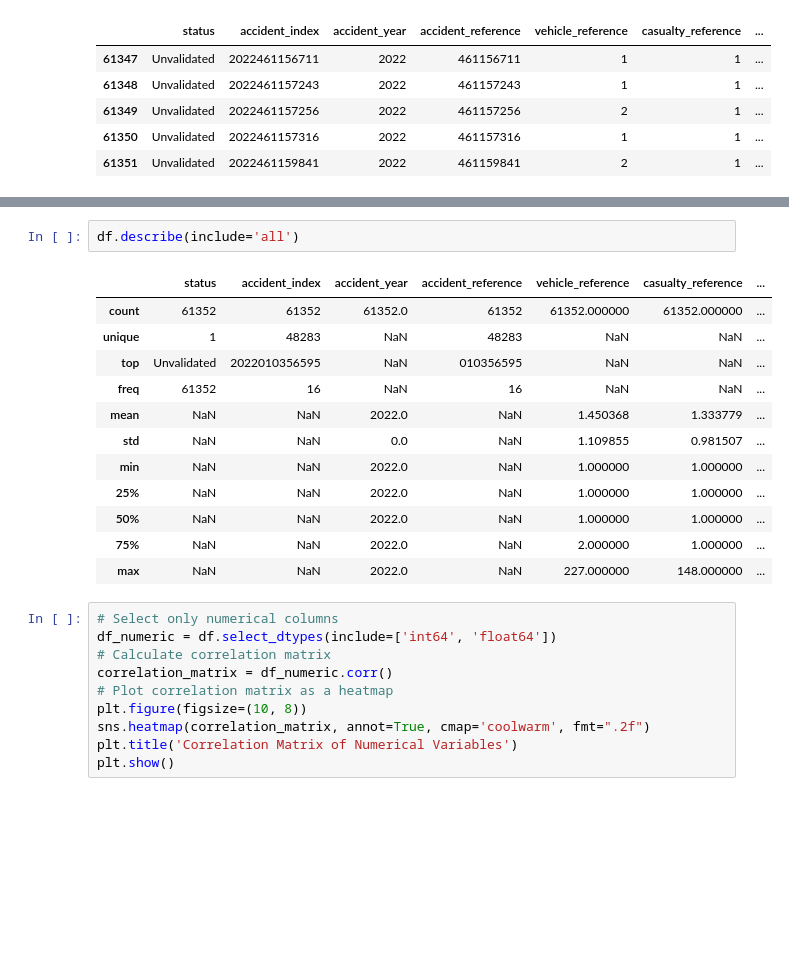
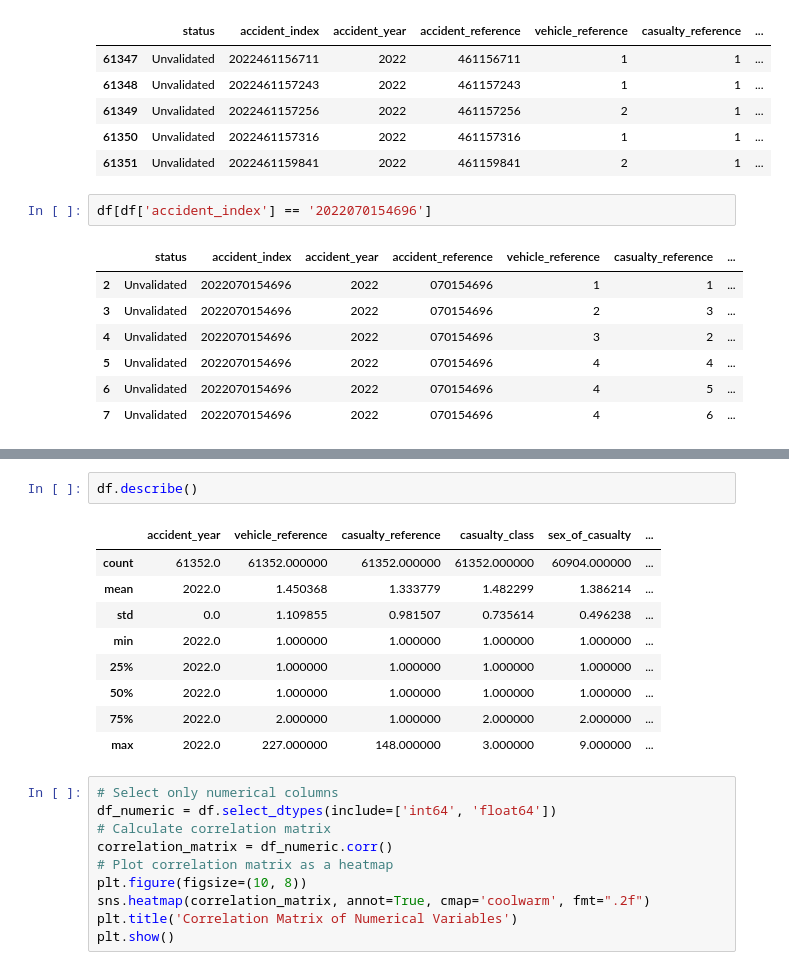
Before and after one commit to FatemehCh97/Road_Traffic_Accidents, a Jupyter notebook: src/Accidents_Analysis.ipynb, the cells around one changed output, grey strips where cells are left out. Cells and saved outputs as stored; diff of their text form; blank space fills up the shorter version.

Commit message:
Add Preprocessing to Accidents_Analysis.ipynb

```diff
--- a/src/Accidents_Analysis.ipynb
+++ b/src/Accidents_Analysis.ipynb
@@ -39,6 +54,16 @@ df.tail()
 | 61349 | Unvalidated | 2022461157256 | 2022 | 461157256 | 2 | 1 | ... |
 | 61350 | Unvalidated | 2022461157316 | 2022 | 461157316 | 1 | 1 | ... |
 | 61351 | Unvalidated | 2022461159841 | 2022 | 461159841 | 2 | 1 | ... |
+# %%
+df[df['accident_index'] == '2022070154696']
+# %% [output]
+|  | status | accident_index | accident_year | accident_reference | vehicle_reference | casualty_reference | ... |
+| 2 | Unvalidated | 2022070154696 | 2022 | 070154696 | 1 | 1 | ... |
+| 3 | Unvalidated | 2022070154696 | 2022 | 070154696 | 2 | 3 | ... |
+| 4 | Unvalidated | 2022070154696 | 2022 | 070154696 | 3 | 2 | ... |
+| 5 | Unvalidated | 2022070154696 | 2022 | 070154696 | 4 | 4 | ... |
+| 6 | Unvalidated | 2022070154696 | 2022 | 070154696 | 4 | 5 | ... |
+| 7 | Unvalidated | 2022070154696 | 2022 | 070154696 | 4 | 6 | ... |
 # %%
 # Print information about the DataFrame
 df.info()
@@ -83,20 +108,17 @@ casualty_imd_decile                   5784
 lsoa_of_casualty                      8027
 dtype: int64
 # %%
-df.describe(include='all')
+df.describe()
 # %% [output]
-|  | status | accident_index | accident_year | accident_reference | vehicle_reference | casualty_reference | ... |
-| count | 61352 | 61352 | 61352.0 | 61352 | 61352.000000 | 61352.000000 | ... |
-| unique | 1 | 48283 | NaN | 48283 | NaN | NaN | ... |
-| top | Unvalidated | 2022010356595 | NaN | 010356595 | NaN | NaN | ... |
-| freq | 61352 | 16 | NaN | 16 | NaN | NaN | ... |
-| mean | NaN | NaN | 2022.0 | NaN | 1.450368 | 1.333779 | ... |
-| std | NaN | NaN | 0.0 | NaN | 1.109855 | 0.981507 | ... |
-| min | NaN | NaN | 2022.0 | NaN | 1.000000 | 1.000000 | ... |
-| 25% | NaN | NaN | 2022.0 | NaN | 1.000000 | 1.000000 | ... |
-| 50% | NaN | NaN | 2022.0 | NaN | 1.000000 | 1.000000 | ... |
-| 75% | NaN | NaN | 2022.0 | NaN | 2.000000 | 1.000000 | ... |
-| max | NaN | NaN | 2022.0 | NaN | 227.000000 | 148.000000 | ... |
+|  | accident_year | vehicle_reference | casualty_reference | casualty_class | sex_of_casualty | ... |
+| count | 61352.0 | 61352.000000 | 61352.000000 | 61352.000000 | 60904.000000 | ... |
+| mean | 2022.0 | 1.450368 | 1.333779 | 1.482299 | 1.386214 | ... |
+| std | 0.0 | 1.109855 | 0.981507 | 0.735614 | 0.496238 | ... |
+| min | 2022.0 | 1.000000 | 1.000000 | 1.000000 | 1.000000 | ... |
+| 25% | 2022.0 | 1.000000 | 1.000000 | 1.000000 | 1.000000 | ... |
+| 50% | 2022.0 | 1.000000 | 1.000000 | 1.000000 | 1.000000 | ... |
+| 75% | 2022.0 | 2.000000 | 1.000000 | 2.000000 | 2.000000 | ... |
+| max | 2022.0 | 227.000000 | 148.000000 | 3.000000 | 9.000000 | ... |
 # %%
 # Select only numerical columns
 df_numeric = df.select_dtypes(include=['int64', 'float64'])
```
Also changed, not shown: parts of 24 cells of this notebook.
